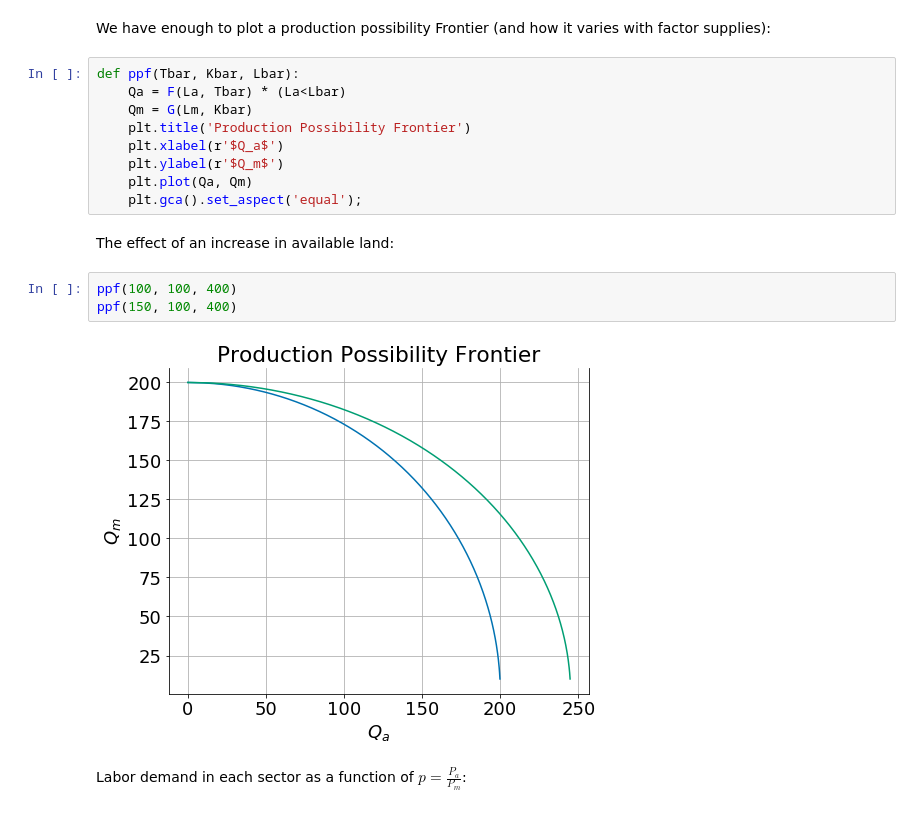
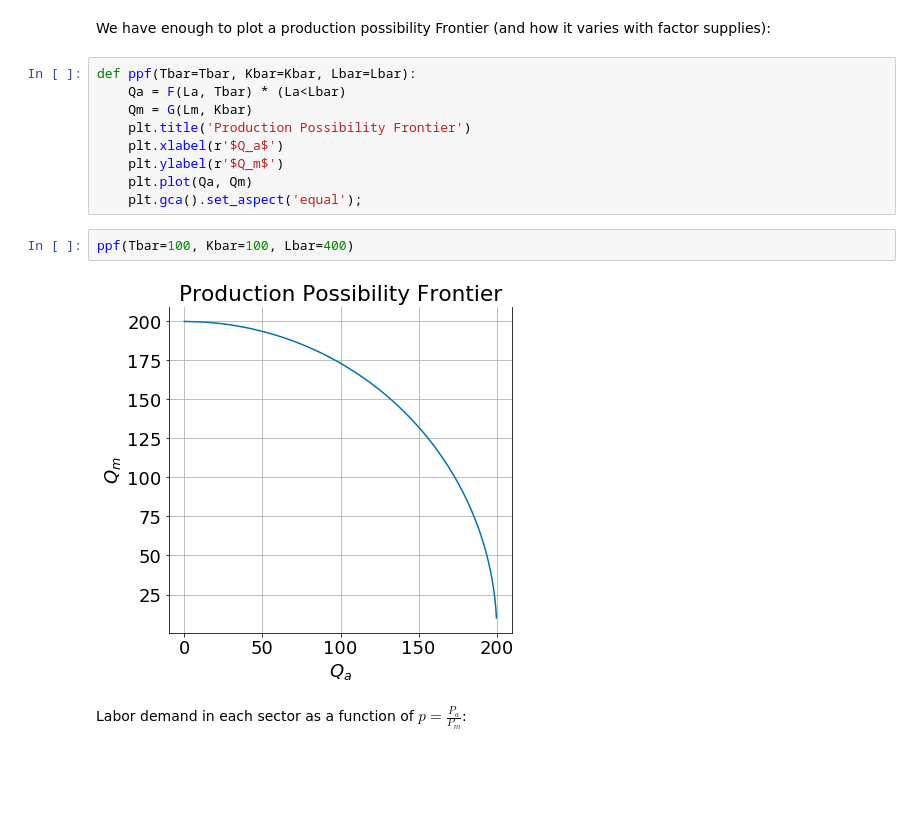
Before and after one commit to jhconning/Eco340_old, a Jupyter notebook: pages/Specific_Factors_Model.ipynb, the cells around one changed output. Saved outputs shown, nothing was run; the diff lists cells and outputs as text; blank space fills up the shorter version.

```diff
--- a/pages/Specific_Factors_Model.ipynb
+++ b/pages/Specific_Factors_Model.ipynb
@@ -127,7 +172,7 @@ def MPK(Lm, Kbar=Kbar):
 # %% [markdown]
 We have enough to plot a production possibility Frontier (and how it varies with factor supplies):
 # %%
-def ppf(Tbar, Kbar, Lbar):
+def ppf(Tbar=Tbar, Kbar=Kbar, Lbar=Lbar):
     Qa = F(La, Tbar) * (La<Lbar)
     Qm = G(Lm, Kbar)
     plt.title('Production Possibility Frontier')
@@ -135,13 +180,10 @@ def ppf(Tbar, Kbar, Lbar):
     plt.ylabel(r'$Q_m$')
     plt.plot(Qa, Qm)
     plt.gca().set_aspect('equal');
-# %% [markdown]
-The effect of an increase in available land:
 # %%
-ppf(100, 100, 400)
-ppf(150, 100, 400)
+ppf(Tbar=100, Kbar=100, Lbar=400)
 # %% [output]
-[figure, old version]
+[figure, new version]
 # %% [markdown]
 Labor demand in each sector as a function of $p=\frac{P_a}{P_m}$:
 # %%
```
Also changed, not shown: parts of 18 cells of this notebook, 3 other files.
